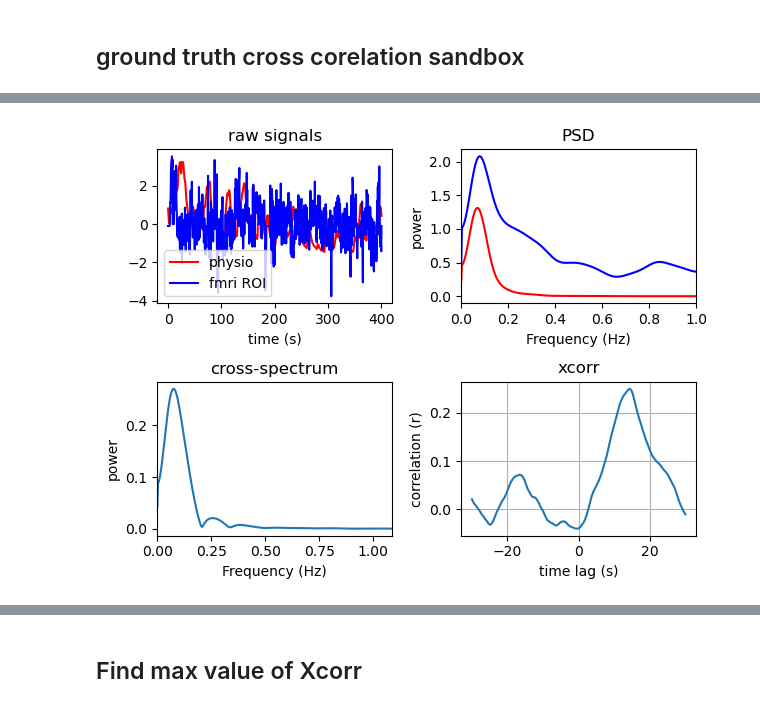
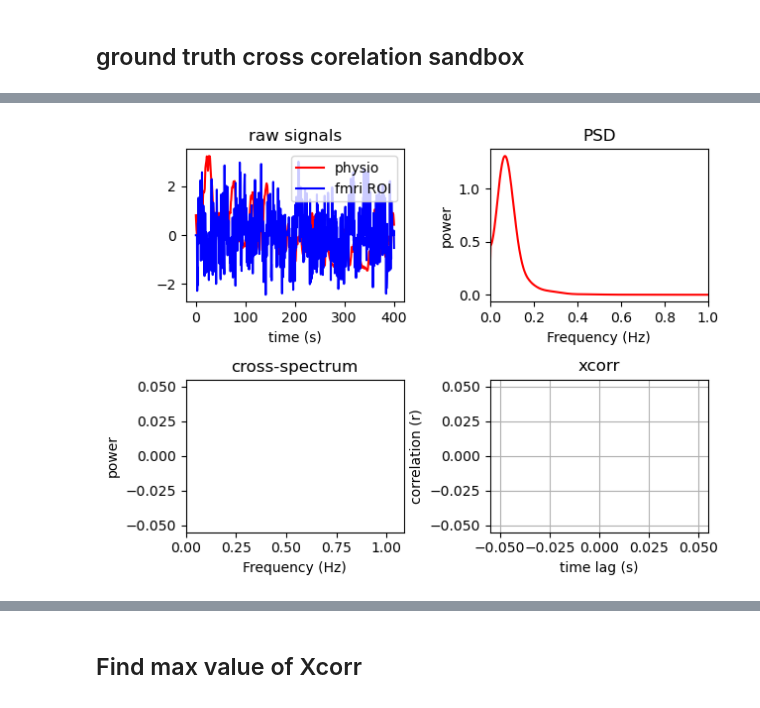
Before and after one commit to jungheejung/spacetop_biopac, a Jupyter notebook: scripts/p05_xcorr/c00_crosscorrelation_sandbox.ipynb, the cells around one changed output, grey strips where cells are left out. Saved outputs shown, nothing was run; the diff lists cells and outputs as text; code cells hidden in the pictures.

```diff
--- a/scripts/p05_xcorr/c00_crosscorrelation_sandbox.ipynb
+++ b/scripts/p05_xcorr/c00_crosscorrelation_sandbox.ipynb
@@ -35,8 +35,8 @@ from netneurotools import datasets as nntdata
 # extract time series
 from nilearn.maskers import NiftiMapsMasker,  NiftiLabelsMasker
 from nilearn import datasets
-fmri_fname = '/Users/h/Documents/projects_local/sandbox/fmriprep_bold/sub-0081/sub-0081_ses-04_task-social_acq-mb8_run-3_space-MNI152NLin2009cAsym_desc-preproc_bold.nii.gz'
-confounds_fname = '/Users/h/Documents/projects_local/sandbox/fmriprep_bold/sub-0081/sub-0081_ses-04_task-social_acq-mb8_run-4_desc-confounds_timeseries.tsv'
+fmri_fname = '/Users/h/Documents/projects_local/sandbox/fmriprep_bold/sub-0081/ses-04/func/sub-0081_ses-04_task-social_acq-mb8_run-3_space-MNI152NLin2009cAsym_desc-preproc_bold.nii.gz'
+confounds_fname = '/Users/h/Documents/projects_local/sandbox/fmriprep_bold/sub-0081/ses-04/func/sub-0081_ses-04_task-social_acq-mb8_run-3_desc-confounds_timeseries.tsv'
 # schaefer = nntdata.fetch_schaefer2018('fslr32k')['400Parcels7Networks']
 schaefer = datasets.fetch_atlas_schaefer_2018(n_rois=400, resolution_mm=2)
 masker = NiftiLabelsMasker(labels_img=schaefer['maps'],
@@ -145,7 +133,7 @@ np.where(outlier_bool)
 ## drop outlier
 # %%
 
-outlier_bool = nk.find_outliers(first_roi, exclude=2, side='both', method='sd')
+outlier_bool = nk.find_outliers(first_roi, exclude=3, side='both', method='sd')
 import matplotlib.pyplot as plt
 
 # Original data
@@ -239,11 +227,11 @@ from scipy.signal.windows import hann
 # Generate signals
 Fs = 1/TR #1/TR
 
-physio_standardized = (physio_tr - np.nanmean(physio_tr)) / np.nanstd(physio_tr)
-fmri_standardized = (first_roi_dropoutlier - np.nanmean(first_roi_dropoutlier))/np.nanstd(first_roi_dropoutlier)
+physio_standardized = (physio_tr - np.nanmean(physio_tr) )/ np.nanstd(physio_tr)
+fmri_standardized = (first_roi_dropoutlier - np.nanmean(first_roi_dropoutlier)) / np.nanstd(first_roi_dropoutlier)
 tvec = np.arange(0, len(physio_standardized) / Fs, 1/Fs)
 data1 = physio_standardized
-data2 = np.nan_to_num(fmri_standardized)
+data2 = fmri_standardized
 
 # Plot raw signals
 plt.figure()
@@ -266,34 +254,40 @@ plt.subplot(222)
 plt.plot(f, np.abs(Pxx), 'r', f, np.abs(Pyy), 'b')
 plt.xlim([0, 1])
 plt.xlabel('Frequency (Hz)')
 plt.ylabel('power')
 plt.title('PSD')
 
 # Compute and plot cross-spectrum
 f, Pxy = csd(data1, data2, Fs, window=window, noverlap=noverlap, nfft=nfft)
 
 plt.subplot(223)
 plt.plot(f, np.abs(Pxy))
 plt.xlim([0, Fs/2]) # Nyquist frequency is the upper bound
 plt.xlabel('Frequency (Hz)')
 plt.ylabel('power')
 plt.title('cross-spectrum')
 
 # Compute and plot cross-correlation
 maxlags = int(Fs * 30)
 acf = correlate(data1, data2, mode='full', method='auto')
-acf /= len(data1)  # Normalizing
+# acf /= len(data1)  # Normalizing
+norm_factor = np.sqrt(np.sum(data1**2) * np.sum(data2**2))
+ccf = acf / norm_factor
 lags = np.arange(-maxlags, maxlags + 1) * (1./Fs)
-
+max_lags_index = np.where((lags >= -maxlags) & (lags <= maxlags))
+ccf = ccf[max_lags_index]
+lags = lags[max_lags_index]
+convert_lags = lags;
 plt.subplot(224)
-plt.plot(lags[len(lags)//2-maxlags:len(lags)//2+maxlags+1], acf[len(acf)//2-maxlags:len(acf)//2+maxlags+1])
+plt.plot(convert_lags, ccf)
+# plt.plot(lags[len(lags)//2-maxlags:len(lags)//2+maxlags+1], ccf[len(ccf)//2-maxlags:len(ccf)//2+maxlags+1])
 plt.grid(True)
 plt.xlabel('time lag (s)')
 plt.ylabel('correlation (r)')
 plt.title('xcorr')
 
 # Show the figure
 plt.tight_layout()
 plt.show()
 # %% [output]
-[figure, old version]
+[figure, new version]
```
Also changed, not shown: parts of 11 cells of this notebook.
